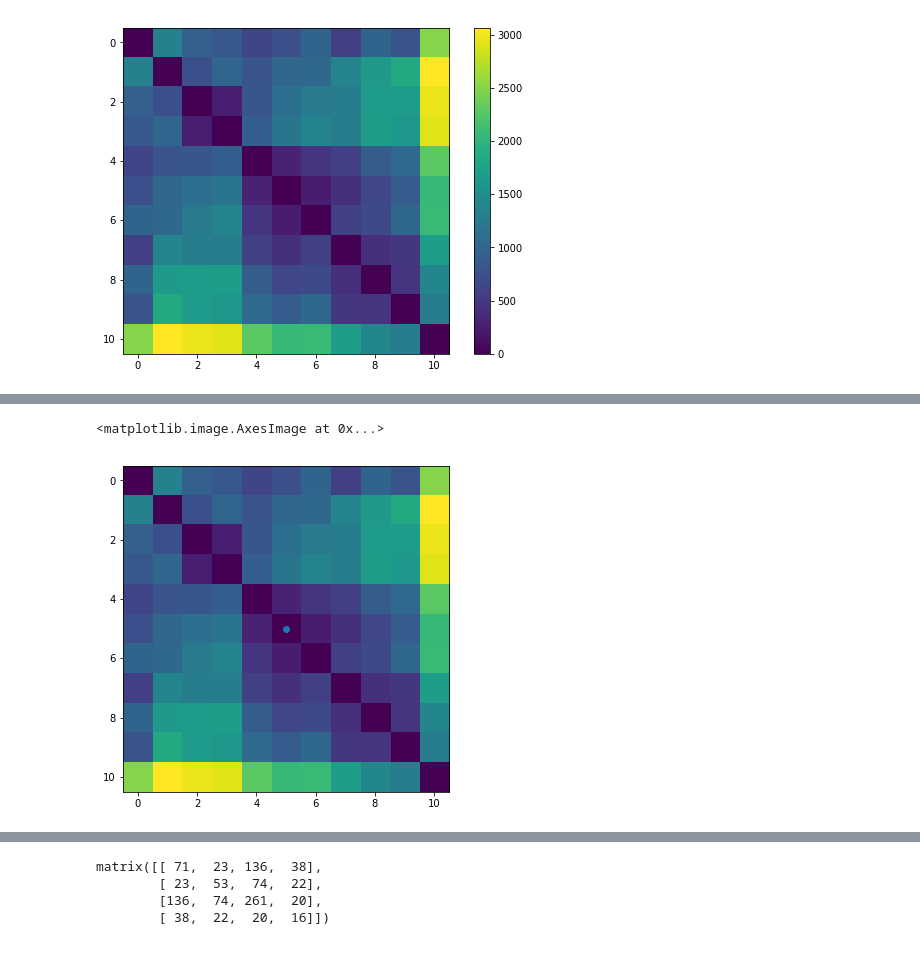
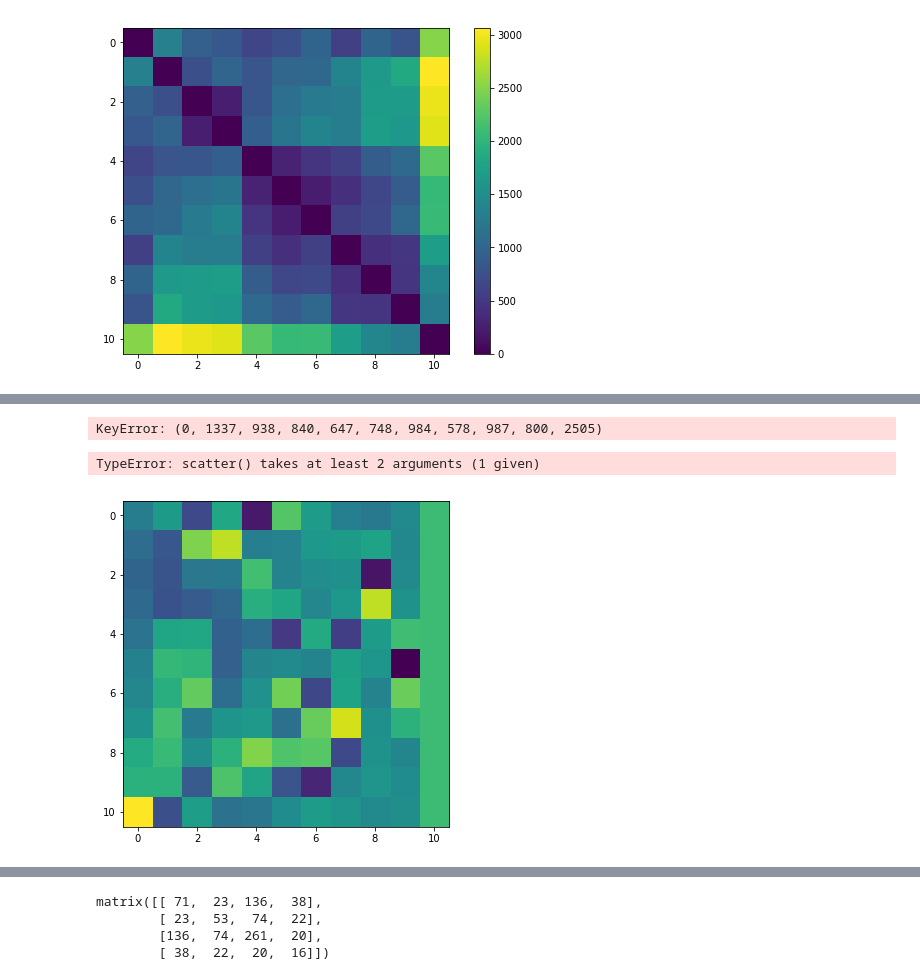
Before and after one commit to nhuallpa/orga-compu2018, a Jupyter notebook: guia reddimensiones.ipynb, the cells around one changed output, grey strips where cells are left out. Saved outputs shown, nothing was run; the diff lists cells and outputs as text; code cells hidden in the pictures.

```diff
--- a/guia reddimensiones.ipynb
+++ b/guia reddimensiones.ipynb
@@ -396,6 +412,6 @@ plt.plot(M[:3])
  <matplotlib.lines.Line2D at 0x...>]
 [figure]
 # %%
-reconstimg = np.matrix(M)
+ciudades = np.matrix(M)
 # %%
 plt.figure(figsize=(9,6))
@@ -404,3 +420,8 @@ plt.colorbar()
 # %% [output]
 <matplotlib.colorbar.Colorbar at 0x...>
 [figure]
+# %%
+ciudadesCuadrado=ciudades**2
+# %%
+promedio = ciudadesCuadrado.mean(0)
+promedio
@@ -406,0 +433,6 @@ plt.colorbar()
+# %%
+ciudadesCentrado = ciudadesCuadrado - promedio
+u, s, v = np.linalg.svd(ciudadesCentrado)
+plt.figure(figsize=(9,6))
+plt.imshow(u)
+plt.colorbar()
@@ -407,7 +484,12 @@ plt.colorbar()
+# %%
+df.plot.scatter((0, 1337, 938, 840, 647, 748, 984, 578, 987, 800, 2505),0)
+# %% [output]
+KeyError: (0, 1337, 938, 840, 647, 748, 984, 578, 987, 800, 2505)
 # %%
 plt.figure(figsize=(9,6))
-plt.scatter(5,5)
-plt.imshow(reconstimg)
+plt.imshow(u)
+plt.scatter(u)
+plt.colorbar()
 # %% [output]
-<matplotlib.image.AxesImage at 0x...>
+TypeError: scatter() takes at least 2 arguments (1 given)
-[figure, old version]
+[figure, new version]
```
Also changed, not shown: parts of 21 cells of this notebook.
